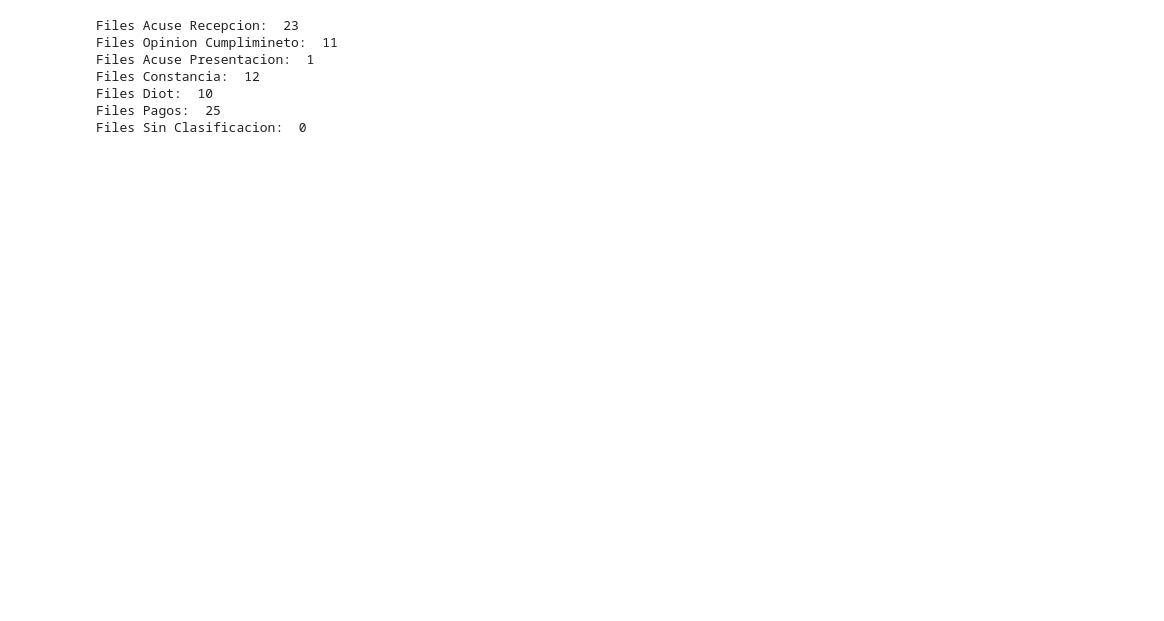
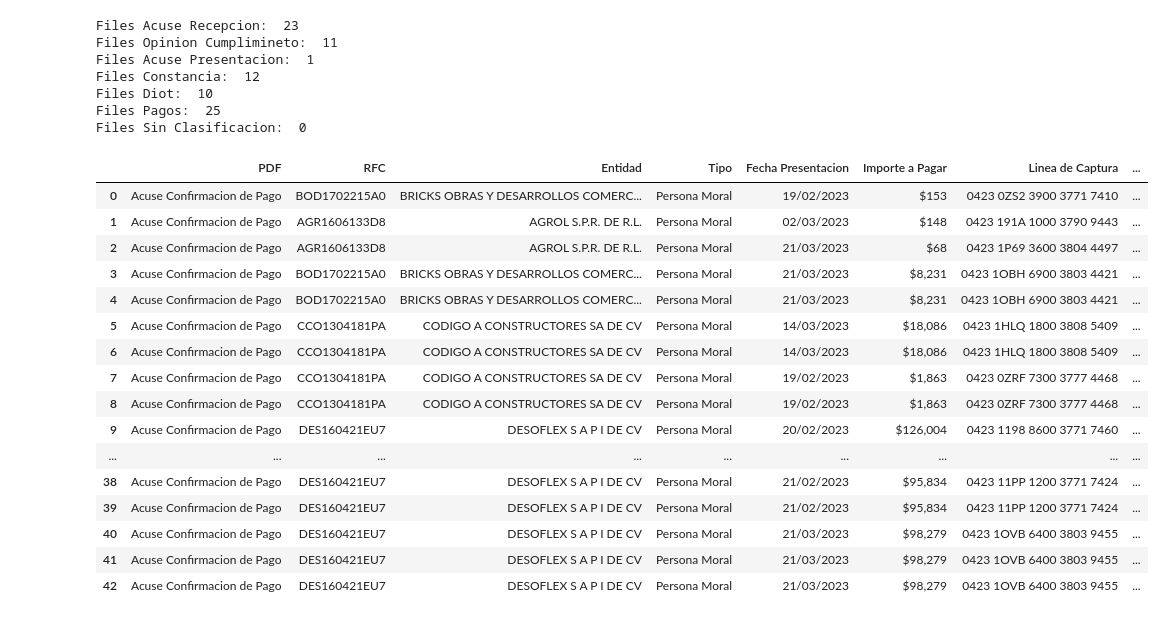
Before and after one commit to victor117-byte/Automatizacion-Cuadras, a Jupyter notebook: Script/nb01.ipynb, the cells around one changed output. Drawn from its saved outputs; the diff is of its cells as text; code cells hidden in the pictures; blank space fills up the shorter version.

```diff
--- a/Script/nb01.ipynb
+++ b/Script/nb01.ipynb
@@ -663,3 +712,23 @@ df_Pagos.to_csv('./Dataframes/df_Pagos.csv', header=True, index=None)
 # df_Acuse_Presentacion.to_csv('./Dataframes/df_Acuse_Presentacion.csv', header=True, index=None)
 # df_Diot.to_csv('./Dataframes/df_Diot.csv', header=True, index=None)
 # df_Constancia.to_csv('./Dataframes/df_Constancia.csv', header=True, index=None)
+# %%
+df_Pagos
+# %% [output]
+|  | PDF | RFC | Entidad | Tipo | Fecha Presentacion | Importe a Pagar | Linea de Captura | ... |
+| 0 | Acuse Confirmacion de Pago | BOD1702215A0 | BRICKS OBRAS Y DESARROLLOS COMERC... | Persona Moral | 19/02/2023 | $153 | 0423 0ZS2 3900 3771 7410 | ... |
+| 1 | Acuse Confirmacion de Pago | AGR1606133D8 | AGROL S.P.R. DE R.L. | Persona Moral | 02/03/2023 | $148 | 0423 191A 1000 3790 9443 | ... |
+| 2 | Acuse Confirmacion de Pago | AGR1606133D8 | AGROL S.P.R. DE R.L. | Persona Moral | 21/03/2023 | $68 | 0423 1P69 3600 3804 4497 | ... |
+| 3 | Acuse Confirmacion de Pago | BOD1702215A0 | BRICKS OBRAS Y DESARROLLOS COMERC... | Persona Moral | 21/03/2023 | $8,231 | 0423 1OBH 6900 3803 4421 | ... |
+| 4 | Acuse Confirmacion de Pago | BOD1702215A0 | BRICKS OBRAS Y DESARROLLOS COMERC... | Persona Moral | 21/03/2023 | $8,231 | 0423 1OBH 6900 3803 4421 | ... |
+| 5 | Acuse Confirmacion de Pago | CCO1304181PA | CODIGO A CONSTRUCTORES SA DE CV | Persona Moral | 14/03/2023 | $18,086 | 0423 1HLQ 1800 3808 5409 | ... |
+| 6 | Acuse Confirmacion de Pago | CCO1304181PA | CODIGO A CONSTRUCTORES SA DE CV | Persona Moral | 14/03/2023 | $18,086 | 0423 1HLQ 1800 3808 5409 | ... |
+| 7 | Acuse Confirmacion de Pago | CCO1304181PA | CODIGO A CONSTRUCTORES SA DE CV | Persona Moral | 19/02/2023 | $1,863 | 0423 0ZRF 7300 3777 4468 | ... |
+| 8 | Acuse Confirmacion de Pago | CCO1304181PA | CODIGO A CONSTRUCTORES SA DE CV | Persona Moral | 19/02/2023 | $1,863 | 0423 0ZRF 7300 3777 4468 | ... |
+| 9 | Acuse Confirmacion de Pago | DES160421EU7 | DESOFLEX S A P I DE CV | Persona Moral | 20/02/2023 | $126,004 | 0423 1198 8600 3771 7460 | ... |
+| ... | ... | ... | ... | ... | ... | ... | ... | ... |
+| 38 | Acuse Confirmacion de Pago | DES160421EU7 | DESOFLEX S A P I DE CV | Persona Moral | 21/02/2023 | $95,834 | 0423 11PP 1200 3771 7424 | ... |
+| 39 | Acuse Confirmacion de Pago | DES160421EU7 | DESOFLEX S A P I DE CV | Persona Moral | 21/02/2023 | $95,834 | 0423 11PP 1200 3771 7424 | ... |
+| 40 | Acuse Confirmacion de Pago | DES160421EU7 | DESOFLEX S A P I DE CV | Persona Moral | 21/03/2023 | $98,279 | 0423 1OVB 6400 3803 9455 | ... |
+| 41 | Acuse Confirmacion de Pago | DES160421EU7 | DESOFLEX S A P I DE CV | Persona Moral | 21/03/2023 | $98,279 | 0423 1OVB 6400 3803 9455 | ... |
+| 42 | Acuse Confirmacion de Pago | DES160421EU7 | DESOFLEX S A P I DE CV | Persona Moral | 21/03/2023 | $98,279 | 0423 1OVB 6400 3803 9455 | ... |
```
Also changed, not shown: parts of 1 cell of this notebook, 3 other files.
